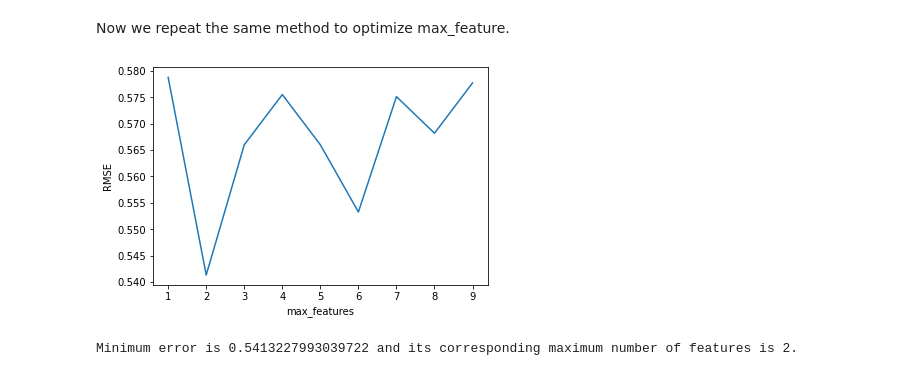
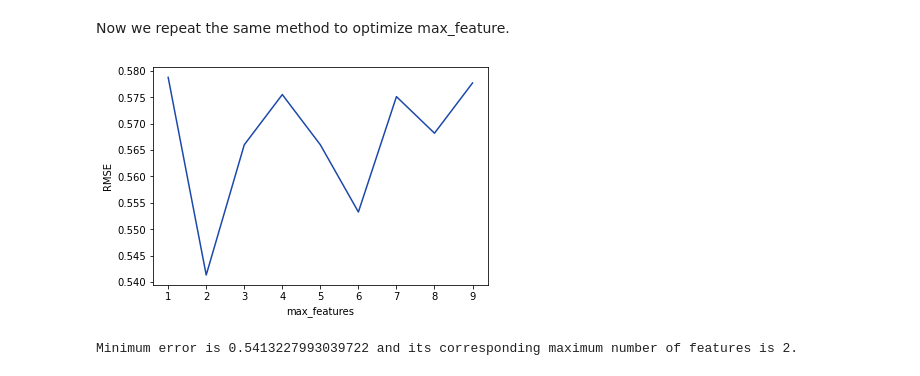
Before and after one commit to zokan21/aml_project, a Jupyter notebook: aml_project.ipynb, the cells around one changed output. Cells and saved outputs as stored; diff of their text form; code cells hidden in the pictures.

```diff
--- a/aml_project.ipynb
+++ b/aml_project.ipynb
@@ -73,12 +72,12 @@ for feature in feature_range:
     mse_scores_feat = cross_val_score(rf_clf, X_train, y_train, scoring = 'neg_mean_squared_error', n_jobs = 1, cv = 5)
     rmse_scores_feat.append(np.mean(np.sqrt(-mse_scores_feat)))
 # %%
-plt.plot(feature_range, rmse_scores_feat)
+plt.plot(feature_range, rmse_scores_feat, color="#1B48AB")
 plt.xlabel('max_features')
 plt.ylabel('RMSE')
 plt.show()
 # %% [output]
-[figure, old version]
+[figure, new version]
 # %%
 L = []
 
```
Also changed, not shown: parts of 3 cells of this notebook.
